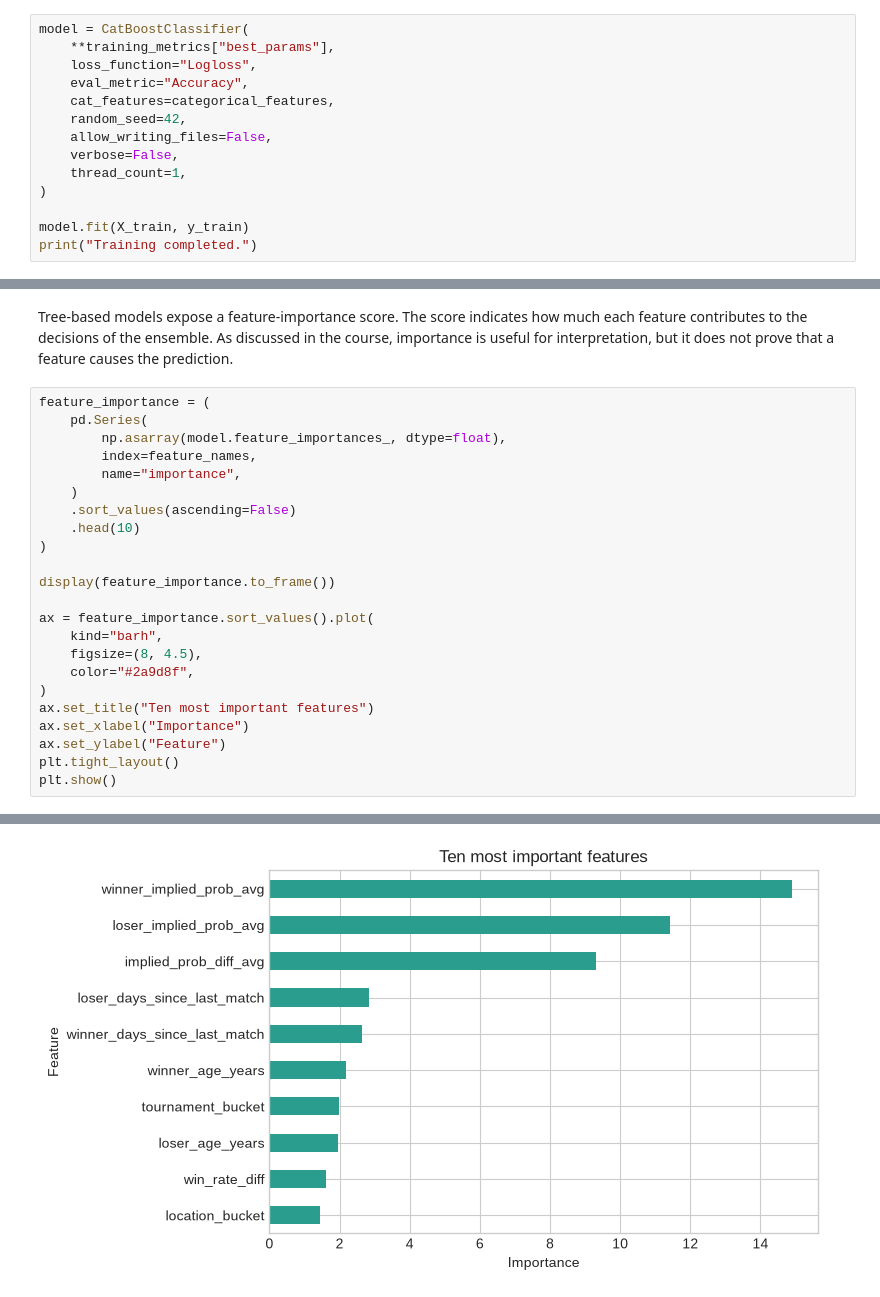
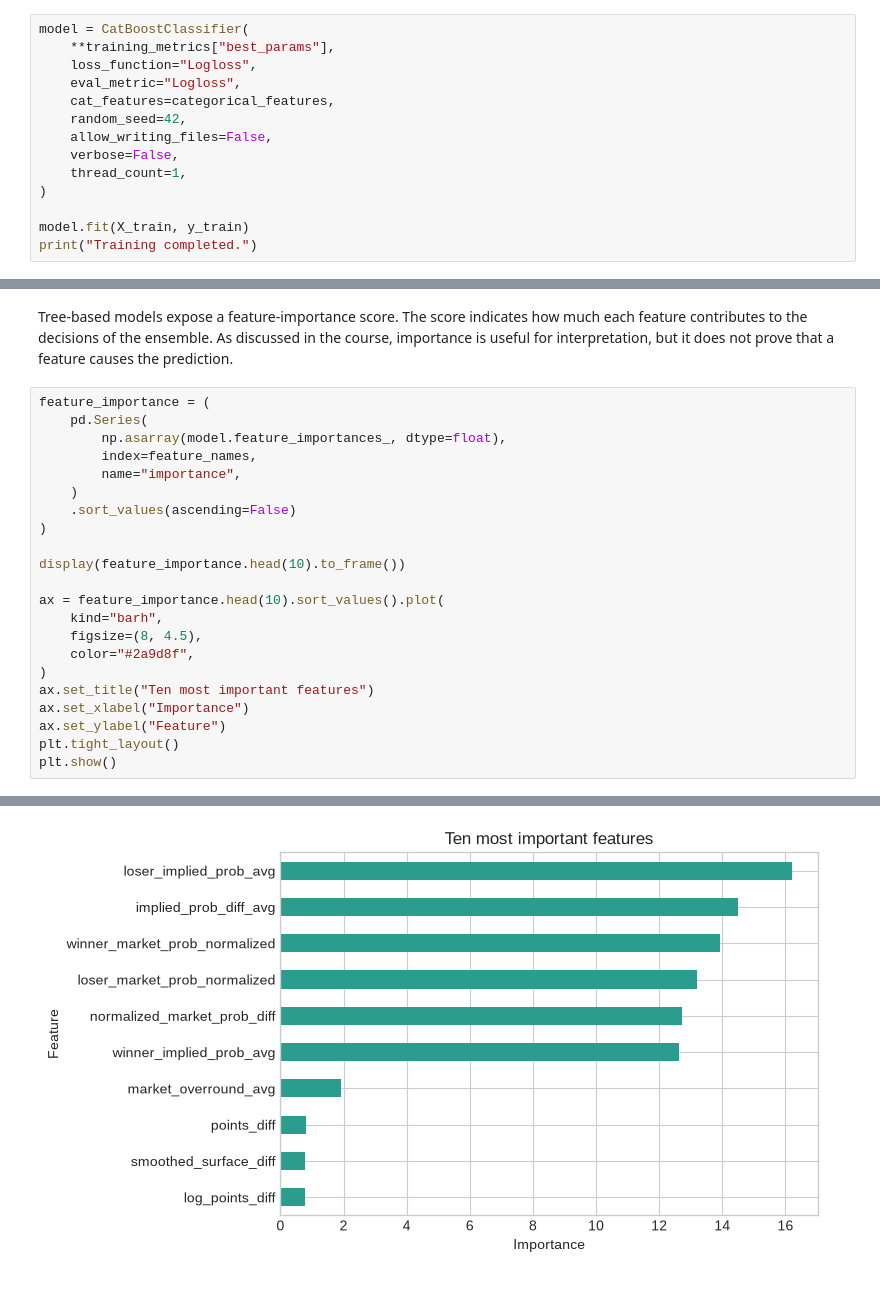
Before and after one commit to K4mp47/tennis_prediction, a Jupyter notebook: docs/catboost_training_analysis.ipynb, the cells around one changed output, grey strips where cells are left out. Drawn from its saved outputs; the diff is of its cells as text.

Commit message:
fix: align CatBoost training with reported metrics

```diff
--- a/docs/catboost_training_analysis.ipynb
+++ b/docs/catboost_training_analysis.ipynb
@@ -194,7 +206,7 @@ Best parameters: {'depth': 8, 'iterations': 300, 'l2_leaf_reg': 3.0, 'learning_r
 model = CatBoostClassifier(
     **training_metrics["best_params"],
     loss_function="Logloss",
-    eval_metric="Accuracy",
+    eval_metric="Logloss",
     cat_features=categorical_features,
     random_seed=42,
     allow_writing_files=False,
@@ -298,12 +319,11 @@ feature_importance = (
         name="importance",
     )
     .sort_values(ascending=False)
-    .head(10)
 )
 
-display(feature_importance.to_frame())
+display(feature_importance.head(10).to_frame())
 
-ax = feature_importance.sort_values().plot(
+ax = feature_importance.head(10).sort_values().plot(
     kind="barh",
     figsize=(8, 4.5),
     color="#2a9d8f",
@@ -328 +348 @@ plt.show()
-[figure, old version]
+[figure, new version]
```
Also changed, not shown: parts of 25 cells of this notebook, 5 other files.
